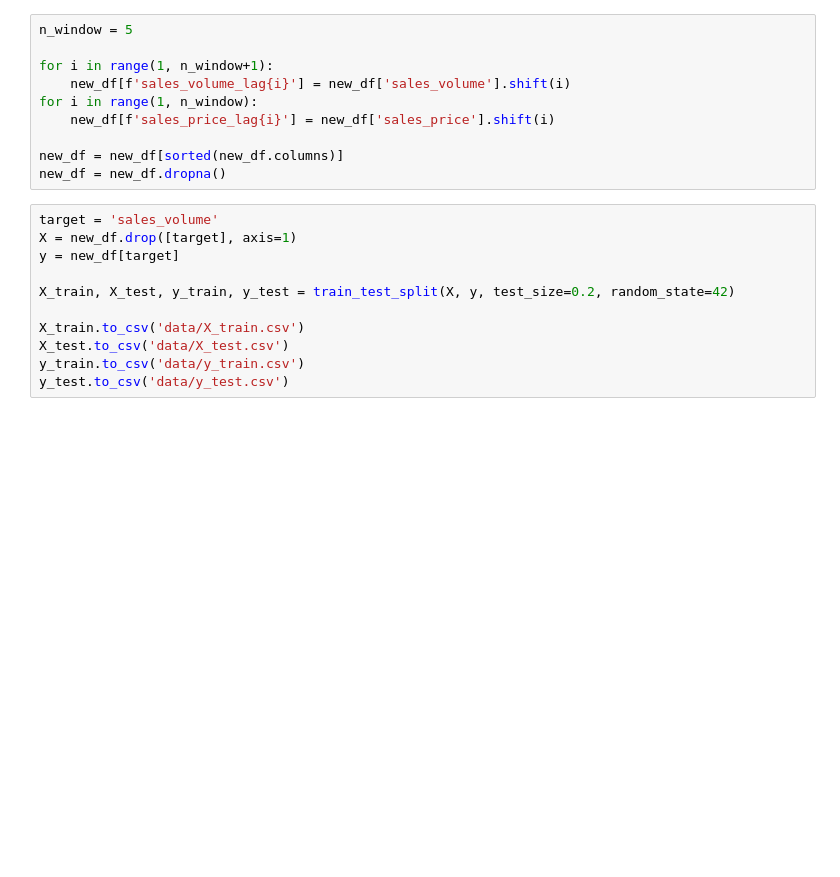
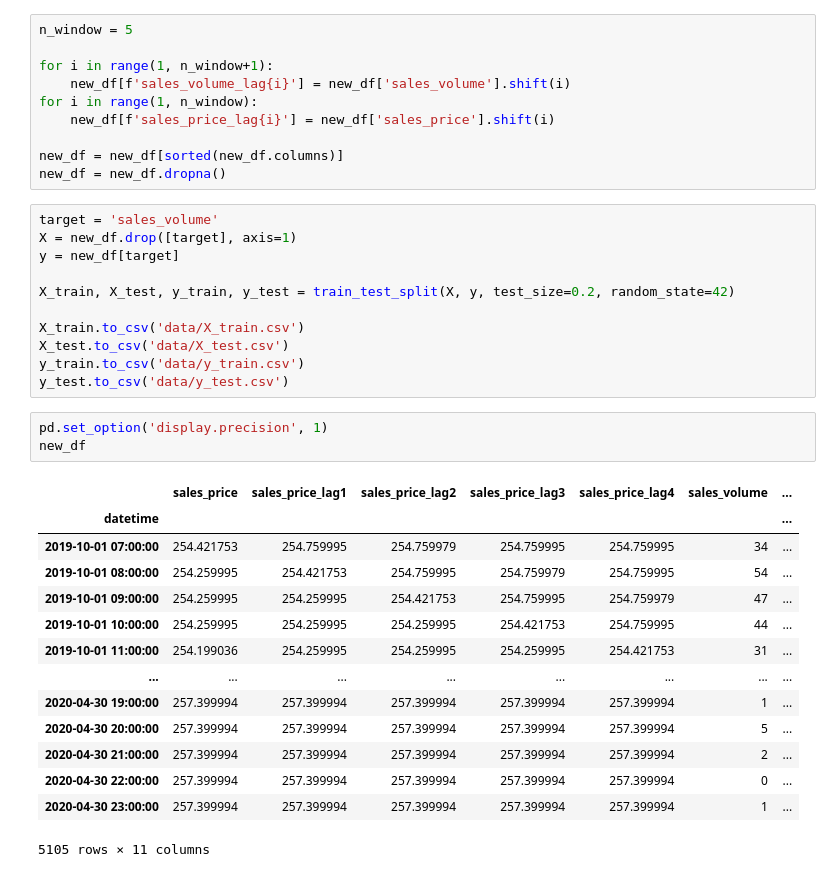
Before and after one commit to boostcampaitech7/level4-cv-finalproject-hackathon-cv-02-lv3, a Jupyter notebook: Surrogate/AutoML/Dongjin/0208_eCommerce/train_test_split.ipynb, the cells around one changed output. Drawn from its saved outputs; the diff is of its cells as text; blank space fills up the shorter version.

```diff
--- a/Surrogate/AutoML/Dongjin/0208_eCommerce/train_test_split.ipynb
+++ b/Surrogate/AutoML/Dongjin/0208_eCommerce/train_test_split.ipynb
@@ -83,3 +100,21 @@ X_train.to_csv('data/X_train.csv')
 X_test.to_csv('data/X_test.csv')
 y_train.to_csv('data/y_train.csv')
 y_test.to_csv('data/y_test.csv')
+# %%
+pd.set_option('display.precision', 1)
+new_df
+# %% [output]
+|  | sales_price | sales_price_lag1 | sales_price_lag2 | sales_price_lag3 | sales_price_lag4 | sales_volume | ... |
+| datetime |  |  |  |  |  |  | ... |
+| 2019-10-01 07:00:00 | 254.421753 | 254.759995 | 254.759979 | 254.759995 | 254.759995 | 34 | ... |
+| 2019-10-01 08:00:00 | 254.259995 | 254.421753 | 254.759995 | 254.759979 | 254.759995 | 54 | ... |
+| 2019-10-01 09:00:00 | 254.259995 | 254.259995 | 254.421753 | 254.759995 | 254.759979 | 47 | ... |
+| 2019-10-01 10:00:00 | 254.259995 | 254.259995 | 254.259995 | 254.421753 | 254.759995 | 44 | ... |
+| 2019-10-01 11:00:00 | 254.199036 | 254.259995 | 254.259995 | 254.259995 | 254.421753 | 31 | ... |
+| ... | ... | ... | ... | ... | ... | ... | ... |
+| 2020-04-30 19:00:00 | 257.399994 | 257.399994 | 257.399994 | 257.399994 | 257.399994 | 1 | ... |
+| 2020-04-30 20:00:00 | 257.399994 | 257.399994 | 257.399994 | 257.399994 | 257.399994 | 5 | ... |
+| 2020-04-30 21:00:00 | 257.399994 | 257.399994 | 257.399994 | 257.399994 | 257.399994 | 2 | ... |
+| 2020-04-30 22:00:00 | 257.399994 | 257.399994 | 257.399994 | 257.399994 | 257.399994 | 0 | ... |
+| 2020-04-30 23:00:00 | 257.399994 | 257.399994 | 257.399994 | 257.399994 | 257.399994 | 1 | ... |
+5105 rows × 11 columns
```
Also changed, not shown: parts of 1 cell of this notebook, 9 other files.
